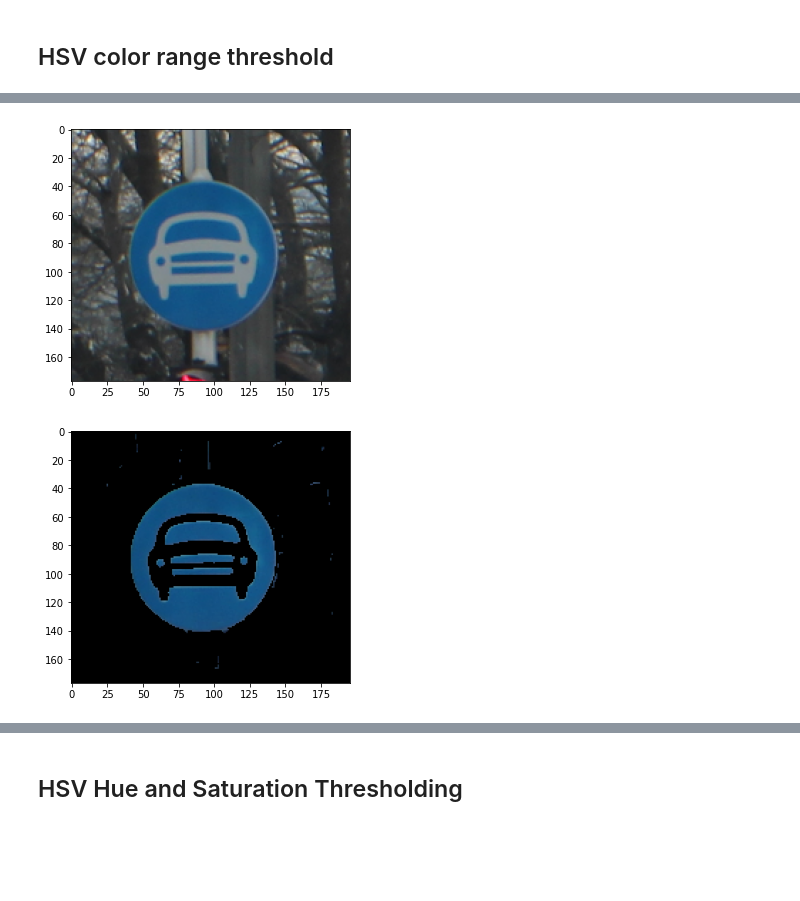
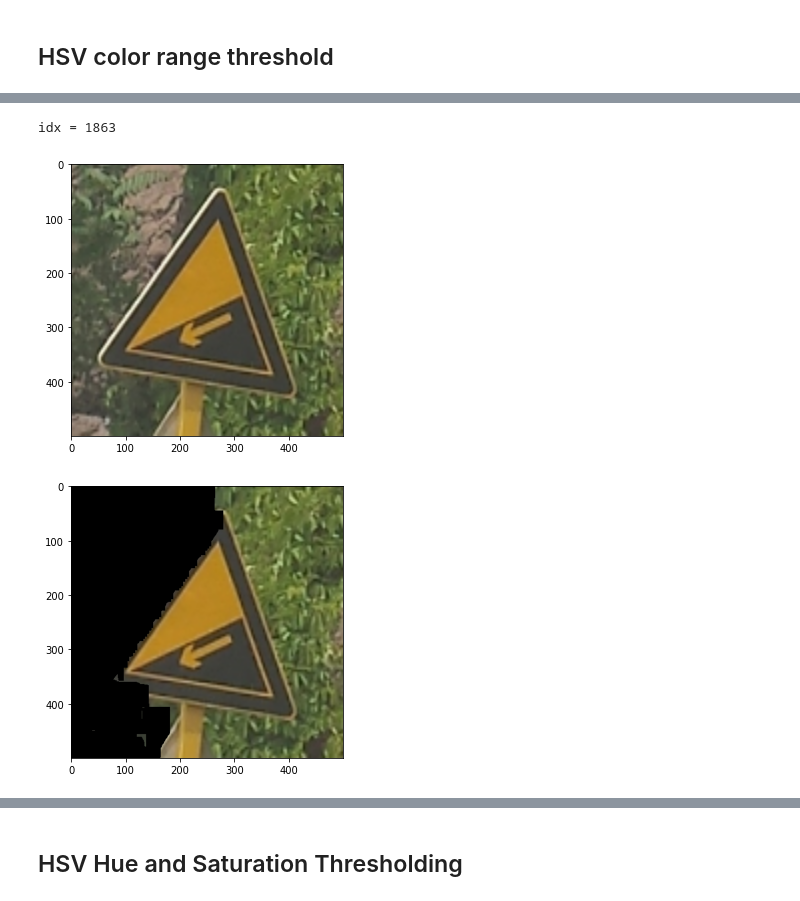
Before and after one commit to chengboon-utar/mini-project, a Jupyter notebook: test.ipynb, the cells around one changed output, grey strips where cells are left out. Cells and saved outputs as stored; diff of their text form; code cells hidden in the pictures; blank space fills up the shorter version.

```diff
--- a/test.ipynb
+++ b/test.ipynb
@@ -82,9 +82,14 @@ for i in range(len(data)):
 # %% [markdown]
 # Randomly Choose an image
 # %%
-def random_img(idx=None):
-    # randomly select an image
-    idx = np.random.randint(0, len(data)-1) if idx is None else idx
+def random_img(idx=None, filename=None):
+
+    if filename is None:
+        idx = np.random.randint(0, len(data)-1) if idx is None else idx
+    else:
+        idx = data[data['filename'] == filename].index[0]
+
+
     img = images[idx]
     print(f'idx = {idx}')
     return idx, img
@@ -120,0 +210,14 @@ plot(cv.bitwise_and(rgb_, rgb_, mask=red_mask(hsv)))
+# %%
+# remove small objects
+def remove_small_objects(mask):
+    contours, hierarchy = cv.findContours(mask, cv.RETR_TREE, cv.CHAIN_APPROX_SIMPLE)
+    for cnt in contours:
+        if cv.contourArea(cnt) < 5000:
+            cv.drawContours(mask, [cnt], 0, 0, -1)
+    return mask
+
+img = random_img(861)[1]
+img = cv.resize(img, (500, 500))
+mask = yellow_mask(img)
+mask = remove_small_objects(mask)
+plot(mask)
@@ -121,15 +340,15 @@ plot(cv.bitwise_and(rgb_, rgb_, mask=red_mask(hsv)))
 # %%
-def blue_mask(hsv):
-    lower_blue = np.array([80, 125, 40])
-    upper_blue = np.array([140, 255, 255])
-    mask = cv.inRange(hsv, lower_blue, upper_blue)
-    return cv.threshold(mask, 0, 255, cv.THRESH_BINARY + cv.THRESH_OTSU)[1]
+def hsv_color_range_threshold(hsv):
+    mask = red_mask(hsv) + blue_mask(hsv) + yellow_mask(hsv)
+    return cv.threshold(mask, 0, 255, cv.THRESH_BINARY)[1]
 
-img = random_img()[1]
+img = random_img(1863)[1]
+img = cv.resize(img, (500, 500))
+hsv = cv.cvtColor(img, cv.COLOR_BGR2HSV)
 plot(cv.cvtColor(img, cv.COLOR_BGR2RGB))
-hsv = cv.cvtColor(img, cv.COLOR_BGR2HSV)
 rgb_ = cv.cvtColor(img, cv.COLOR_BGR2RGB)
-plot(cv.bitwise_and(rgb_, rgb_, mask=blue_mask(hsv)))
+plot(cv.bitwise_and(rgb_, rgb_, mask=hsv_color_range_threshold(hsv)))
 # %% [output]
+idx = 1863
-[figure, old version]
+[figure, new version]
-[figure, old version]
+[figure, new version]
```
Also changed, not shown: parts of 24 cells of this notebook.
